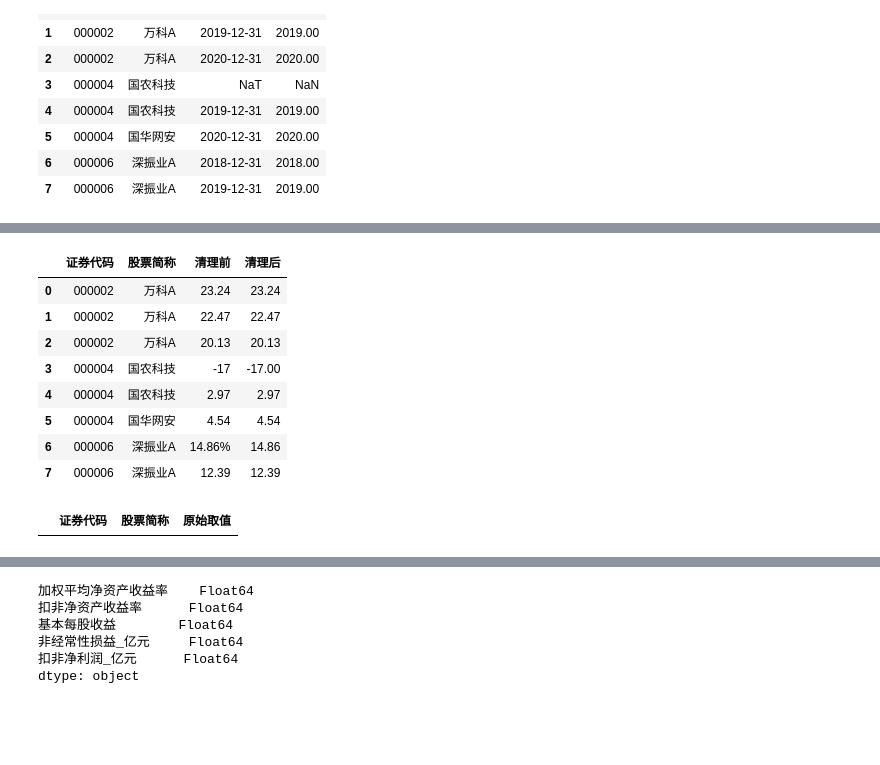
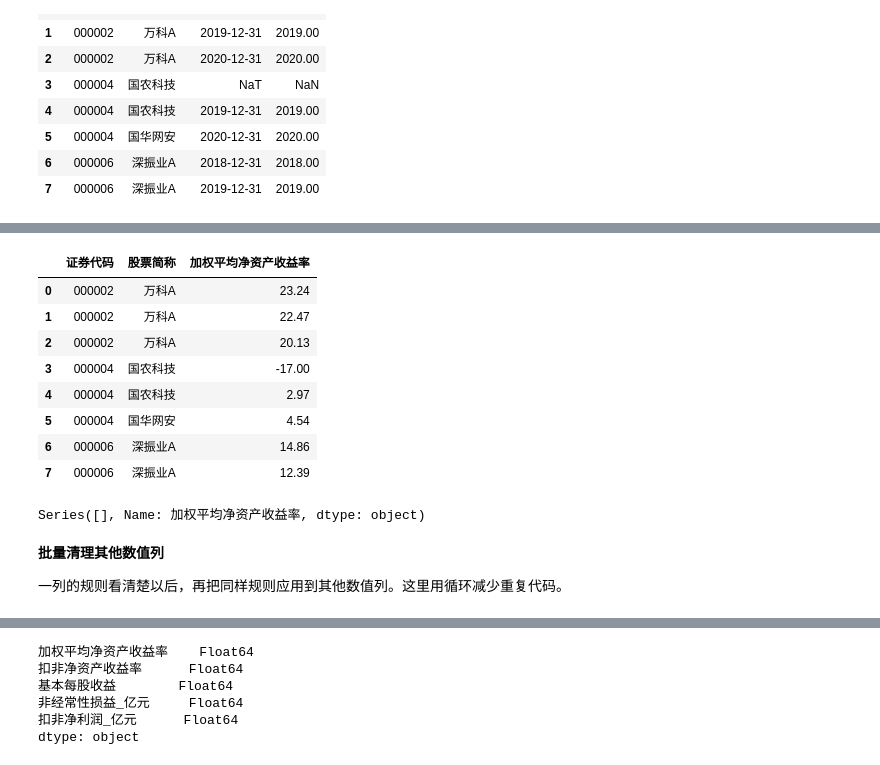
Before and after one commit to itsaquestion/py4ss_v4, a Jupyter notebook: book_parts/data_processing/11-pandas.ipynb, the cells around one changed output, grey strips where cells are left out. Drawn from its saved outputs; the diff is of its cells as text; code cells hidden in the pictures; blank space fills up the shorter version.

```diff
--- a/book_parts/data_processing/11-pandas.ipynb
+++ b/book_parts/data_processing/11-pandas.ipynb
@@ -765,38 +1020,31 @@ indicators.loc[indicators["统计截止日期"].isna(), ["证券代码", "股票
 # %%
 # 先示范清理一列：加权平均净资产收益率。
 roe_before = indicators["加权平均净资产收益率"].copy()  # 保存清理前结果
 indicators["加权平均净资产收益率"] = pd.to_numeric(
     indicators["加权平均净资产收益率"]
     .astype("string")  # 统一转成字符串
     .str.strip()  # 去掉两端空格
-    .str.replace("%", "", regex=False),  # 去掉百分号
+    .str.replace("%", "", regex=False)  # 去掉百分号
+    .replace({"--": pd.NA, "缺失": pd.NA, "": pd.NA}),  # 特殊文本改成缺失
     errors="coerce",  # 无法转换的内容变成缺失值
 )
-
-pd.DataFrame({
-    "证券代码": indicators["证券代码"],
-    "股票简称": indicators["股票简称"],
-    "清理前": roe_before,
-    "清理后": indicators["加权平均净资产收益率"],
-}).head(8)  # 对比清理前后
+indicators[["证券代码", "股票简称", "加权平均净资产收益率"]].head(8)  # 查看清理后结果
 # %% [output]
-|  | 证券代码 | 股票简称 | 清理前 | 清理后 |
-| 0 | 000002 | 万科A | 23.24 | 23.24 |
-| 1 | 000002 | 万科A | 22.47 | 22.47 |
-| 2 | 000002 | 万科A | 20.13 | 20.13 |
-| 3 | 000004 | 国农科技 | -17 | -17.00 |
-| 4 | 000004 | 国农科技 | 2.97 | 2.97 |
-| 5 | 000004 | 国华网安 | 4.54 | 4.54 |
-| 6 | 000006 | 深振业A | 14.86% | 14.86 |
-| 7 | 000006 | 深振业A | 12.39 | 12.39 |
+|  | 证券代码 | 股票简称 | 加权平均净资产收益率 |
+| 0 | 000002 | 万科A | 23.24 |
+| 1 | 000002 | 万科A | 22.47 |
+| 2 | 000002 | 万科A | 20.13 |
+| 3 | 000004 | 国农科技 | -17.00 |
+| 4 | 000004 | 国农科技 | 2.97 |
+| 5 | 000004 | 国华网安 | 4.54 |
+| 6 | 000006 | 深振业A | 14.86 |
+| 7 | 000006 | 深振业A | 12.39 |
-# %%
-# 找出原来不是缺失、转换后变成缺失的记录。
-roe_failed = roe_before.notna() & indicators["加权平均净资产收益率"].isna()  # 标记转换失败
-pd.DataFrame({
-    "证券代码": indicators.loc[roe_failed, "证券代码"],
-    "股票简称": indicators.loc[roe_failed, "股票简称"],
-    "原始取值": roe_before.loc[roe_failed],
-})  # 查看无法转换的原始值
-# %% [output]
-|  | 证券代码 | 股票简称 | 原始取值 |
+# %%
+roe_before.loc[roe_before.notna() & indicators["加权平均净资产收益率"].isna()].head()  # 查看转换失败的原始值
+# %% [output]
+Series([], Name: 加权平均净资产收益率, dtype: object)
+# %% [markdown]
+**批量清理其他数值列**
+
+一列的规则看清楚以后，再把同样规则应用到其他数值列。这里用循环减少重复代码。
 # %%
```
Also changed, not shown: parts of 167 cells of this notebook, 3 other files.
